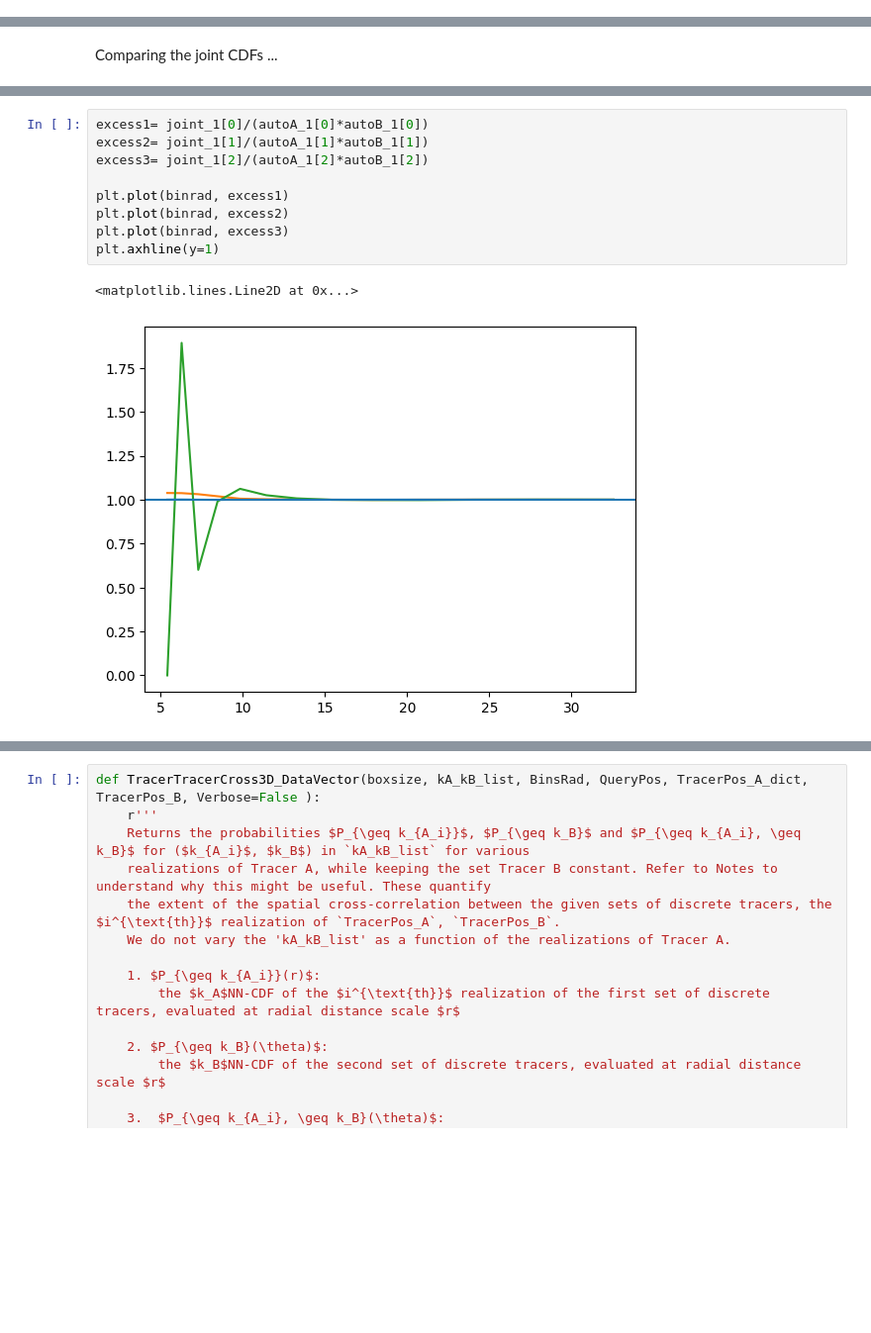
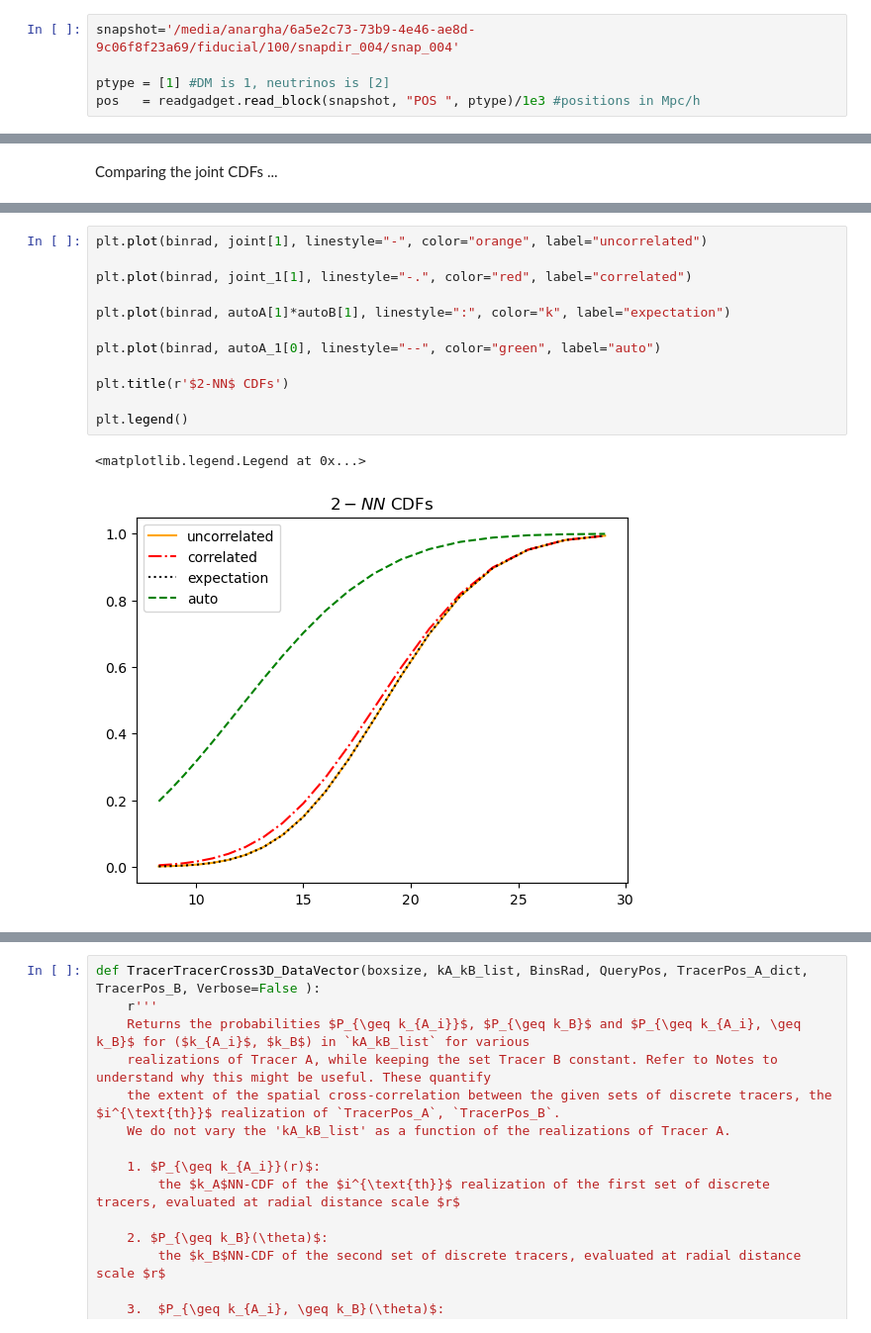
Before and after one commit to vikhyat108/kNNpy, a Jupyter notebook: kNN_ASMR/kNN_3D/Tests_Anargha_kNN3D.ipynb, the cells around one changed output, grey strips where cells are left out. Shown: that part at 99% size. Drawn from its saved outputs; the diff is of its cells as text; blank space fills up the shorter version.

```diff
--- a/kNN_ASMR/kNN_3D/Tests_Anargha_kNN3D.ipynb
+++ b/kNN_ASMR/kNN_3D/Tests_Anargha_kNN3D.ipynb
@@ -777,0 +730,5 @@ if __name__ == "__main__":
+# %%
+snapshot='/media/anargha/6a5e2c73-73b9-4e46-ae8d-9c06f8f23a69/fiducial/100/snapdir_004/snap_004'
+
+ptype = [1] #DM is 1, neutrinos is [2]
+pos   = readgadget.read_block(snapshot, "POS ", ptype)/1e3 #positions in Mpc/h
@@ -845,12 +797,15 @@ plt.plot(binrad, joint_1[2], linestyle="-.", color="orange", label=r"$4$-NN join
-# %%
-excess1= joint_1[0]/(autoA_1[0]*autoB_1[0])
-excess2= joint_1[1]/(autoA_1[1]*autoB_1[1])
-excess3= joint_1[2]/(autoA_1[2]*autoB_1[2])
-
-plt.plot(binrad, excess1)
-plt.plot(binrad, excess2)
-plt.plot(binrad, excess3)
-plt.axhline(y=1)
-# %% [output]
-<matplotlib.lines.Line2D at 0x...>
-[figure, removed]
+# %%
+plt.plot(binrad, joint[1], linestyle="-", color="orange", label="uncorrelated")
+
+plt.plot(binrad, joint_1[1], linestyle="-.", color="red", label="correlated")
+
+plt.plot(binrad, autoA[1]*autoB[1], linestyle=":", color="k", label="expectation")
+
+plt.plot(binrad, autoA_1[0], linestyle="--", color="green", label="auto")
+
+plt.title(r'$2-NN$ CDFs')
+
+plt.legend()
+# %% [output]
+<matplotlib.legend.Legend at 0x...>
+[figure, added]
```
Also changed, not shown: parts of 30 cells of this notebook.
